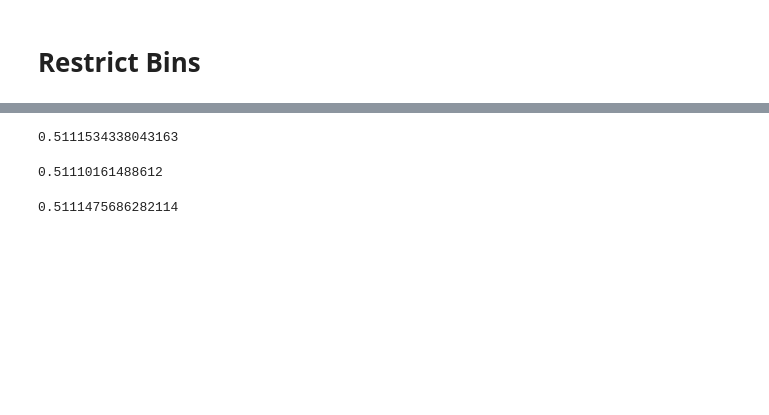
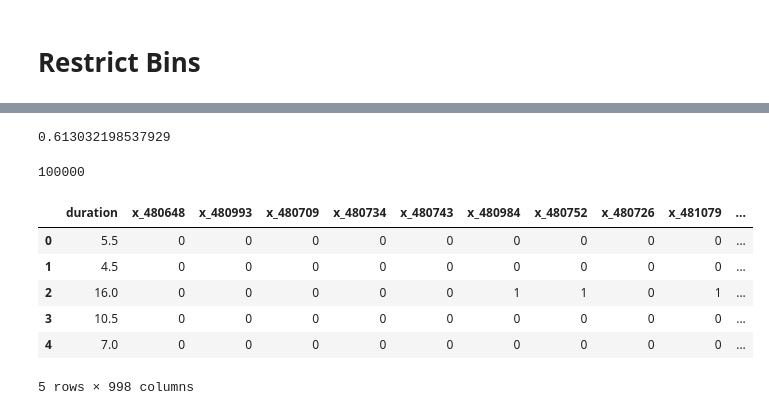
Before and after one commit to monicalashay/Database-Management-Project, a Jupyter notebook: Binning.ipynb, the cells around one changed output, grey strips where cells are left out. Drawn from its saved outputs; the diff is of its cells as text; code cells hidden in the pictures; blank space fills up the shorter version.

```diff
--- a/Binning.ipynb
+++ b/Binning.ipynb
@@ -53,7 +36,8 @@ df = routes[['duration', 'x_bin', 'y_bin']]
 def coor_map(array, coordinate):
     return int(coordinate in array)
 # %%
-%%time
-for count, coordinate in enumerate(x_restrict):
+for coordinate in x_restrict:
     df['x_' + str(coordinate)] = df['x_bin'].apply(coor_map, coordinate = coordinate)
-    print(count/len(x_restrict))
+
+for coordinate in y_restrict:
+    df['y_' + str(coordinate)] = df['y_bin'].apply(coor_map, coordinate = coordinate)
@@ -125,21 +52,6 @@ X = df.iloc[:,3:]
 # %%
 from sklearn.linear_model import LinearRegression
-reg = LinearRegression().fit(X, y)
-reg.score(X, y)
+reg = LinearRegression().fit(X_train, y_train)
+reg.score(X_train, y_train)
 # %% [output]
-0.5111534338043163
+0.613032198537929
-# %%
-from sklearn.linear_model import Ridge
-clf = Ridge(alpha=1000)
-clf.fit(X, y)
-clf.score(X, y)
-# %% [output]
-0.51110161488612
-# %%
-from sklearn.linear_model import Lasso
-from sklearn.linear_model import LassoCV
-
-lasso = LassoCV(cv=5, random_state=0).fit(X, y)
-lasso.score(X, y)
-# %% [output]
-0.5111475686282114
@@ -145,0 +60,14 @@ lasso.score(X, y)
+# %%
+len(y_pred)
+# %% [output]
+100000
+# %%
+pd.concat([y.head(), X.head()], axis = 1)
+# %% [output]
+|  | duration | x_480648 | x_480993 | x_480709 | x_480734 | x_480743 | x_480984 | x_480752 | x_480726 | x_481079 | ... |
+| 0 | 5.5 | 0 | 0 | 0 | 0 | 0 | 0 | 0 | 0 | 0 | ... |
+| 1 | 4.5 | 0 | 0 | 0 | 0 | 0 | 0 | 0 | 0 | 0 | ... |
+| 2 | 16.0 | 0 | 0 | 0 | 0 | 0 | 1 | 1 | 0 | 1 | ... |
+| 3 | 10.5 | 0 | 0 | 0 | 0 | 0 | 0 | 0 | 0 | 0 | ... |
+| 4 | 7.0 | 0 | 0 | 0 | 0 | 0 | 0 | 0 | 0 | 0 | ... |
+5 rows × 998 columns
```
Also changed, not shown: parts of 24 cells of this notebook, 3 other files.
